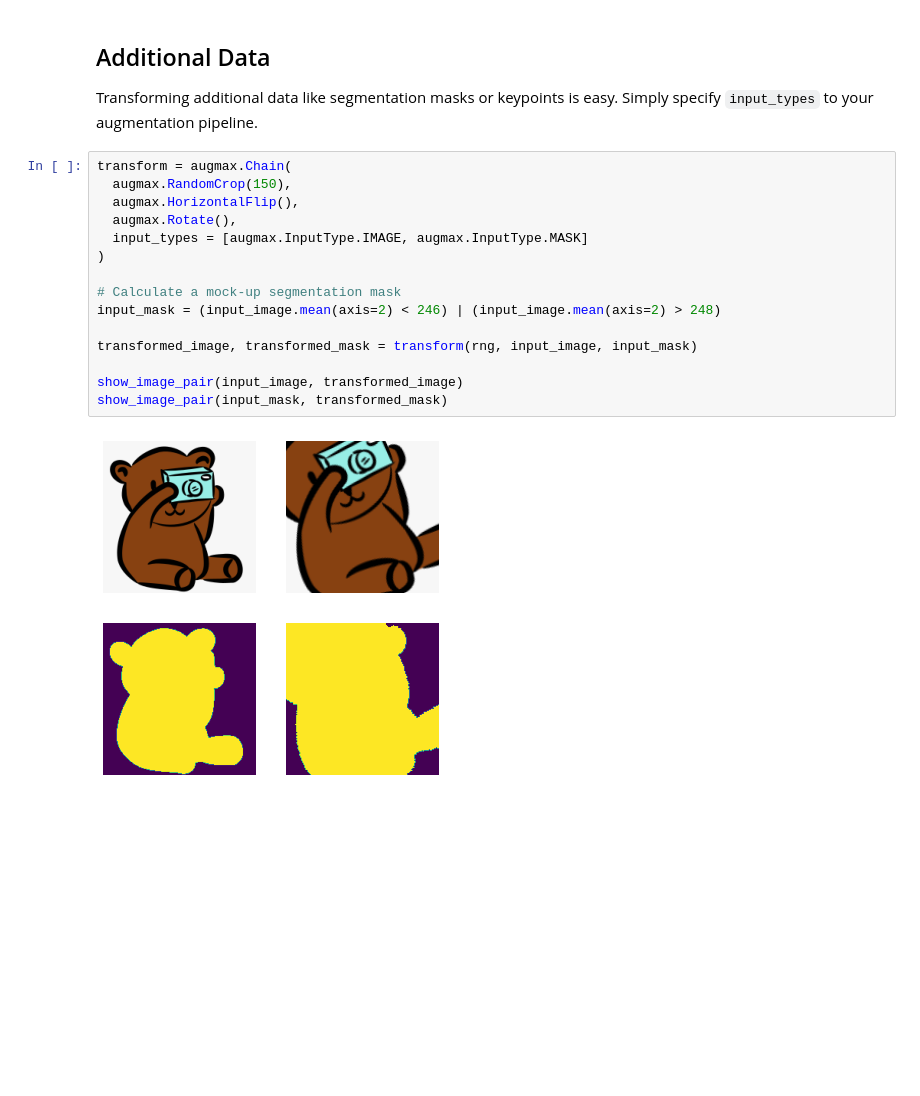
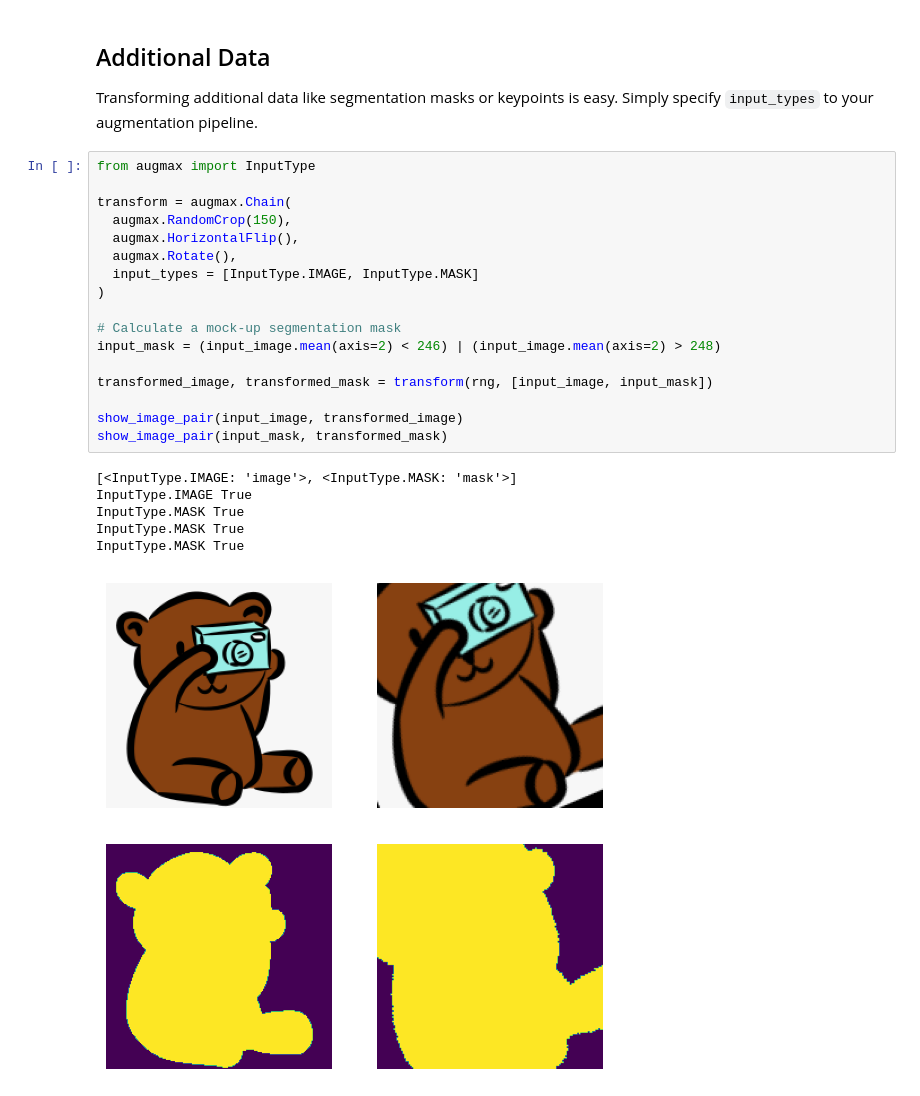
Before and after one commit to khdlr/augmax, a Jupyter notebook: docs/notebooks/Getting Started.ipynb, the cells around one changed output. Cells and saved outputs as stored; diff of their text form; blank space fills up the shorter version.

```diff
--- a/docs/notebooks/Getting Started.ipynb
+++ b/docs/notebooks/Getting Started.ipynb
@@ -49,20 +53,27 @@ show_image_pair(input_image, transformed_image)
 
 Transforming additional data like segmentation masks or keypoints is easy. Simply specify `input_types` to your augmentation pipeline.
 # %%
+from augmax import InputType
+
 transform = augmax.Chain(
   augmax.RandomCrop(150),
   augmax.HorizontalFlip(),
   augmax.Rotate(),
-  input_types = [augmax.InputType.IMAGE, augmax.InputType.MASK]
+  input_types = [InputType.IMAGE, InputType.MASK]
 )
 
 # Calculate a mock-up segmentation mask
 input_mask = (input_image.mean(axis=2) < 246) | (input_image.mean(axis=2) > 248)
 
-transformed_image, transformed_mask = transform(rng, input_image, input_mask)
+transformed_image, transformed_mask = transform(rng, [input_image, input_mask])
 
 show_image_pair(input_image, transformed_image)
 show_image_pair(input_mask, transformed_mask)
 # %% [output]
+[<InputType.IMAGE: 'image'>, <InputType.MASK: 'mask'>]
+InputType.IMAGE True
+InputType.MASK True
+InputType.MASK True
+InputType.MASK True
-[figure, old version]
+[figure, new version]
-[figure, old version]
+[figure, new version]
```
Also changed, not shown: parts of 2 cells of this notebook, 6 other files.
